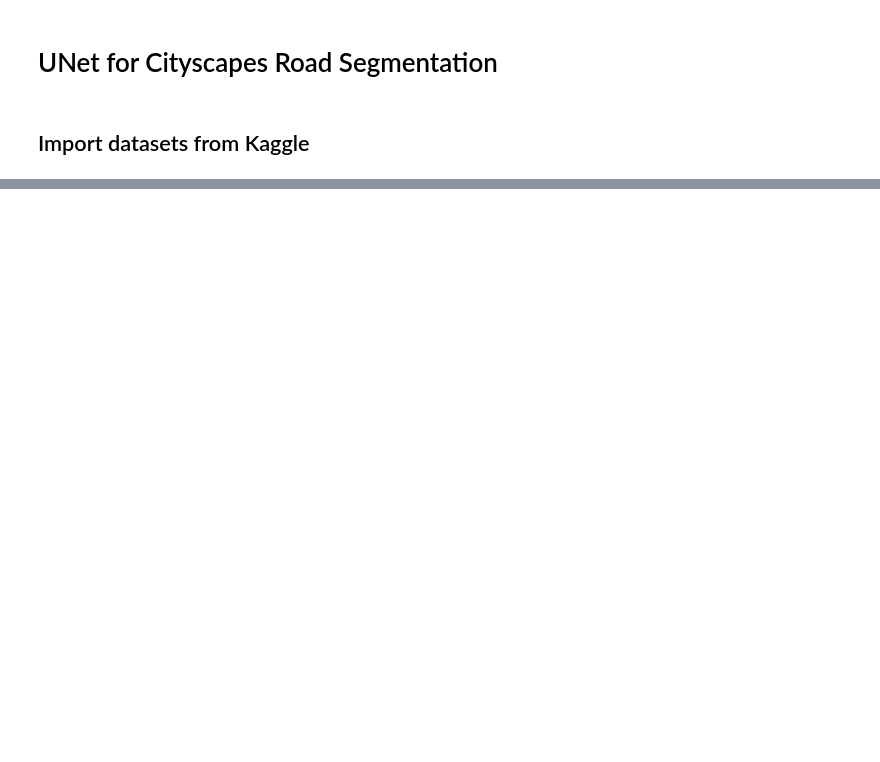
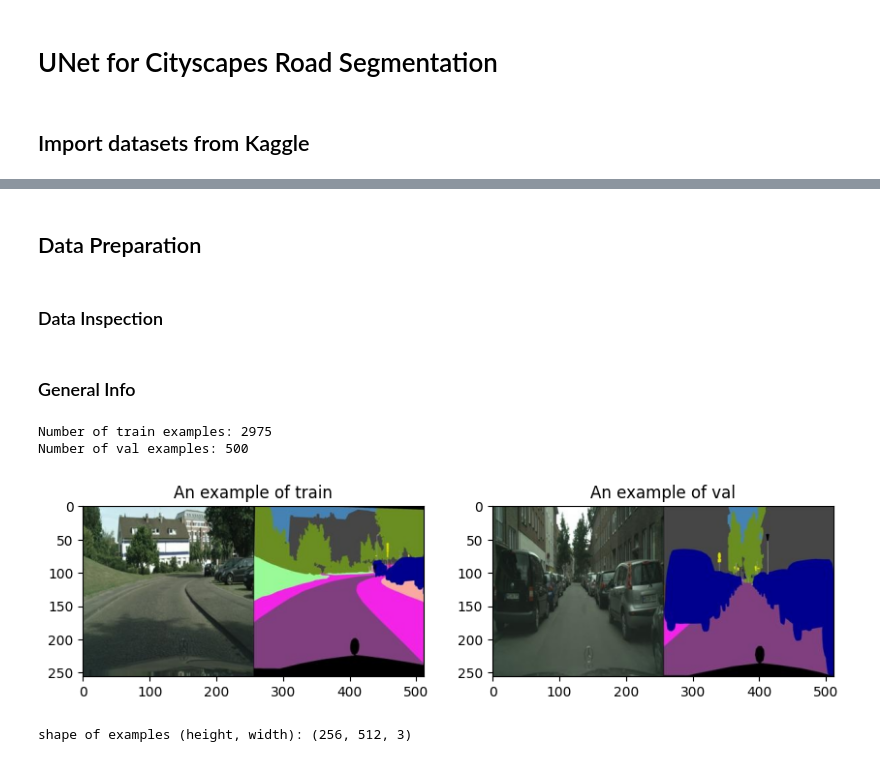
Before and after one commit to WeilongYE/unet-for-cityscapes-road-segmentation, a Jupyter notebook: unet_for_cityscapes_road_segmentation.ipynb, the cells around one changed output, grey strips where cells are left out. Cells and saved outputs as stored; diff of their text form; code cells hidden in the pictures; blank space fills up the shorter version.

```diff
--- a/unet_for_cityscapes_road_segmentation.ipynb
+++ b/unet_for_cityscapes_road_segmentation.ipynb
@@ -5,13 +15,13 @@
 # %%
-import os
-import shutil
-import zipfile
+datasets_dir = "datasets"
+if os.path.exists(datasets_dir):
+  shutil.rmtree(datasets_dir)
 
-# Get the Kaggle API Key
-# Go to Kaggle and log in.
-# Click on your profile picture (top right), then select Settings.
-# Scroll down to the API section and click Create New API Token.
-# A file named kaggle.json will be downloaded.
+# Get the Kaggle API Key. https://www.kaggle.com/docs/api#authentication
+# - Go to Kaggle and log in.
+# - Click on your profile picture (top right), then select Settings.
+# - Scroll down to the API section and click Create New API Token.
+# - A file named kaggle.json will be downloaded.
 from google.colab import files
 files.upload()  # This will prompt you to upload the kaggle.json file
 
@@ -26,7 +36,7 @@ os.chmod("/root/.kaggle/kaggle.json", 600)
 
 # Extract the Datasets
 with zipfile.ZipFile("cityscapes-image-pairs.zip", "r") as zip_ref:
-    zip_ref.extractall("cityscapes-image-pairs")
+    zip_ref.extractall(datasets_dir)
 # %% [output]
 [interactive output not drawn]
 Saving kaggle.json to kaggle.json
@@ -47,3 +57,36 @@ Warning: Looks like you're using an outdated API Version, please consider updati
 Dataset URL: https://www.kaggle.com/datasets/dansbecker/cityscapes-image-pairs
 License(s): other
 Downloading cityscapes-image-pairs.zip to /content
+# %% [markdown]
+## Data Preparation
+# %% [markdown]
+### Data Inspection
+# %% [markdown]
+### General Info
+# %%
+orig_train_dir = os.path.join(datasets_dir, "cityscapes_data/train")
+orig_val_dir = os.path.join(datasets_dir, "cityscapes_data/val")
+
+# Number of examples
+orig_train_filenames = os.listdir(orig_train_dir)
+orig_val_filenames = os.listdir(orig_val_dir)
+print(f"Number of train examples: {len(orig_train_filenames)}")
+print(f"Number of val examples: {len(orig_val_filenames)}")
+
+# Display an image from 'train' and an image from 'val'
+image_train = Image.open(os.path.join(orig_train_dir, orig_train_filenames[0]))
+image_val = Image.open(os.path.join(orig_val_dir, orig_val_filenames[0]))
+fig, axis = plt.subplots(1, 2, figsize=(10, 5))
+axis[0].set_title("An example of train")
+axis[0].imshow(image_train)
+axis[1].set_title("An example of val")
+axis[1].imshow(image_val)
+plt.show()
+
+# Shape of examples
+print(f"shape of examples (height, width): {np.array(image_train).shape}")
+# %% [output]
+Number of train examples: 2975
+Number of val examples: 500
+[figure, added]
+shape of examples (height, width): (256, 512, 3)
```
Also changed, not shown: parts of 6 cells of this notebook.
